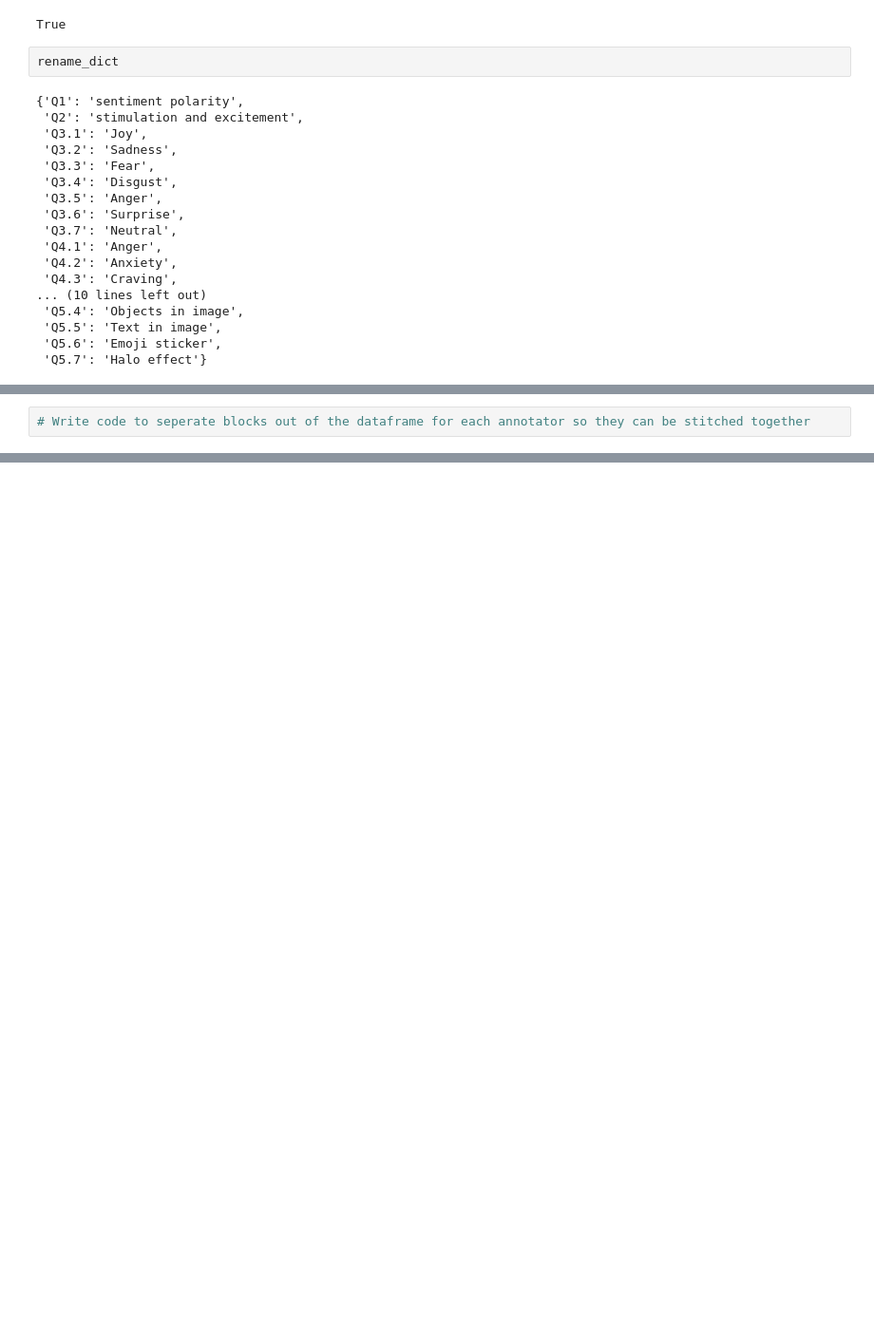
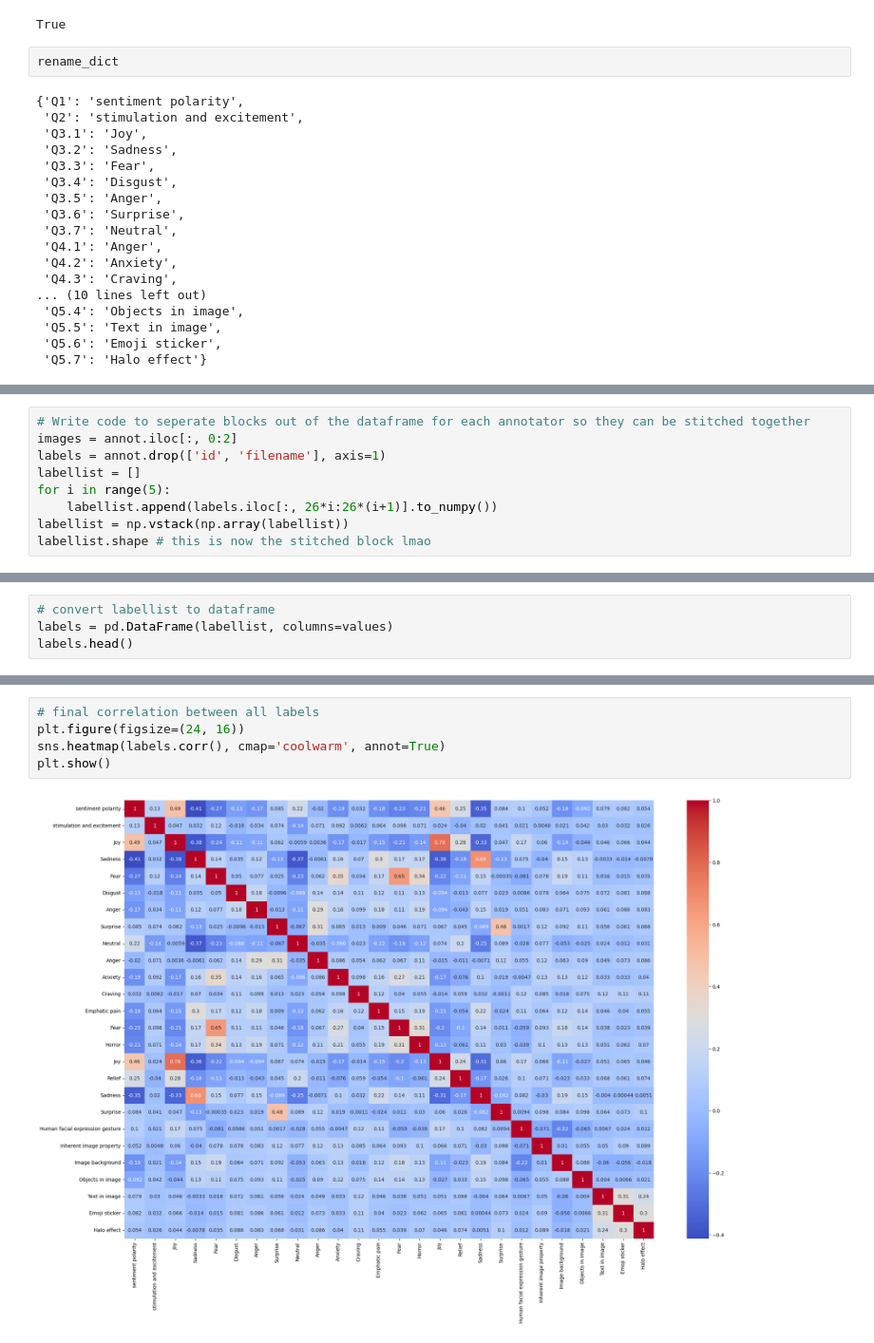
Before and after one commit to projectayre/ayre, a Jupyter notebook: sentiment-analysis/sentiment-experimentation.ipynb, the cells around one changed output, grey strips where cells are left out. Shown at 95% size. Cells and saved outputs as stored; diff of their text form; blank space fills up the shorter version.

Commit message:
finalize the labels dataframe

```diff
--- a/sentiment-analysis/sentiment-experimentation.ipynb
+++ b/sentiment-analysis/sentiment-experimentation.ipynb
@@ -89,4 +90,11 @@ There is the mistake in the dataset, Q4 is supposed only has 9 categories, and Q
 15/9/23: FIXED. Found a research paper done on the same dataset, and it gave me this: https://www.mdpi.com/1424-8220/22/10/3628
 # %%
 # Write code to seperate blocks out of the dataframe for each annotator so they can be stitched together
+images = annot.iloc[:, 0:2]
+labels = annot.drop(['id', 'filename'], axis=1)
+labellist = []
+for i in range(5):
+    labellist.append(labels.iloc[:, 26*i:26*(i+1)].to_numpy())
+labellist = np.vstack(np.array(labellist))
+labellist.shape # this is now the stitched block lmao
 # %% [output]
@@ -93,0 +102,4 @@ There is the mistake in the dataset, Q4 is supposed only has 9 categories, and Q
+# %%
+# convert labellist to dataframe
+labels = pd.DataFrame(labellist, columns=values)
+labels.head()
@@ -93,0 +114,7 @@ There is the mistake in the dataset, Q4 is supposed only has 9 categories, and Q
+# %%
+# final correlation between all labels
+plt.figure(figsize=(24, 16))
+sns.heatmap(labels.corr(), cmap='coolwarm', annot=True)
+plt.show()
+# %% [output]
+[figure, added]
```
Also changed, not shown: parts of 4 cells of this notebook.
